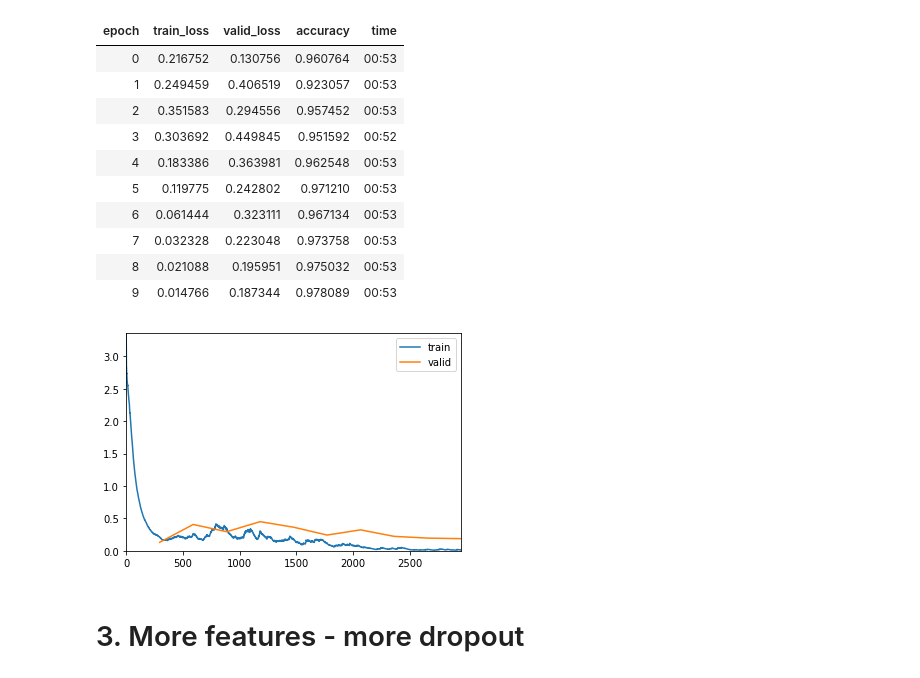
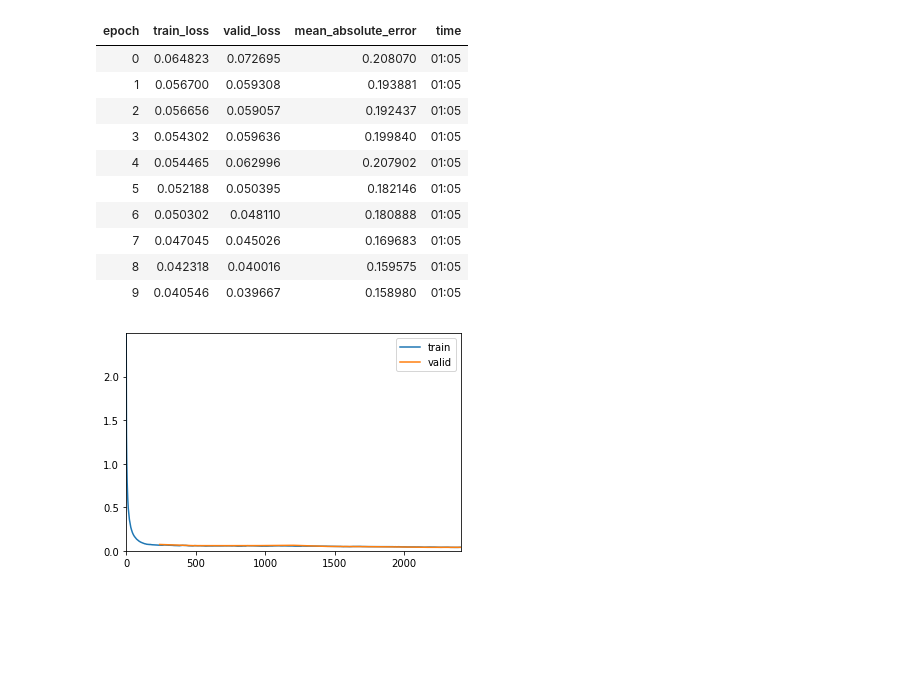
Before and after one commit to thiagodma/Pytorch_exs, a Jupyter notebook: ConvAutoEncoder/autoencoder.ipynb, the cells around one changed output. Drawn from its saved outputs; the diff is of its cells as text; code cells hidden in the pictures; blank space fills up the shorter version.

```diff
--- a/ConvAutoEncoder/autoencoder.ipynb
+++ b/ConvAutoEncoder/autoencoder.ipynb
@@ -135,0 +265,2 @@ for param in learn.model[-2].parameters():
+# %%
+data = DataBunch(train_dl,valid_dl)
@@ -135,0 +272,17 @@ for param in learn.model[-2].parameters():
+# %%
+ class Decoder(nn.Module):
+    def __init__(self):
+        super(Decoder,self).__init__()
+        self.flat = Flatten()
+        self.lin1 = nn.Linear(512,5120)
+        self.relu = nn.ReLU()
+        self.lin2 = nn.Linear(5120,57600)
+    def forward(self,x):
+        bs = x.shape[0]
+        x = self.flat(x)
+        x = self.lin1(x)
+        x = self.relu(x)
+        x = self.lin2(x)
+        return x.view(bs,1,240,240)
+# %%
+autoencoder = nn.Sequential(encoder,Decoder())
@@ -136,3 +295,13 @@ for param in learn.model[-2].parameters():
+# %%
+learn = Learner(data, autoencoder, loss_func=nn.MSELoss(),callback_fns=ShowGraph, metrics=mean_absolute_error)
+
+#splitting the model into the encoder and the decoder
+learn.split([learn.model[0],
+             learn.model[1]])
+
+apply_init(learn.model[1], nn.init.kaiming_normal_)
+
+learn.freeze_to(1)
 # %%
 learn.lr_find()
 learn.recorder.plot()
@@ -145,17 +314,15 @@ LR Finder is complete, type {learner_name}.recorder.plot() to see the graph.
 # %%
-learn.fit_one_cycle(10,max_lr=1e-3)
+learn.fit_one_cycle(10,max_lr=1e-2)
 # %% [output]
-| epoch | train_loss | valid_loss | accuracy | time |
-| 0 | 0.216752 | 0.130756 | 0.960764 | 00:53 |
-| 1 | 0.249459 | 0.406519 | 0.923057 | 00:53 |
-| 2 | 0.351583 | 0.294556 | 0.957452 | 00:53 |
-| 3 | 0.303692 | 0.449845 | 0.951592 | 00:52 |
-| 4 | 0.183386 | 0.363981 | 0.962548 | 00:53 |
-| 5 | 0.119775 | 0.242802 | 0.971210 | 00:53 |
-| 6 | 0.061444 | 0.323111 | 0.967134 | 00:53 |
-| 7 | 0.032328 | 0.223048 | 0.973758 | 00:53 |
-| 8 | 0.021088 | 0.195951 | 0.975032 | 00:53 |
-| 9 | 0.014766 | 0.187344 | 0.978089 | 00:53 |
+| epoch | train_loss | valid_loss | mean_absolute_error | time |
+| 0 | 0.064823 | 0.072695 | 0.208070 | 01:05 |
+| 1 | 0.056700 | 0.059308 | 0.193881 | 01:05 |
+| 2 | 0.056656 | 0.059057 | 0.192437 | 01:05 |
+| 3 | 0.054302 | 0.059636 | 0.199840 | 01:05 |
+| 4 | 0.054465 | 0.062996 | 0.207902 | 01:05 |
+| 5 | 0.052188 | 0.050395 | 0.182146 | 01:05 |
+| 6 | 0.050302 | 0.048110 | 0.180888 | 01:05 |
+| 7 | 0.047045 | 0.045026 | 0.169683 | 01:05 |
+| 8 | 0.042318 | 0.040016 | 0.159575 | 01:05 |
+| 9 | 0.040546 | 0.039667 | 0.158980 | 01:05 |
-[figure, old version]
+[figure, new version]
-# %% [markdown]
-# 3. More features - more dropout
```
Also changed, not shown: parts of 56 cells of this notebook.
